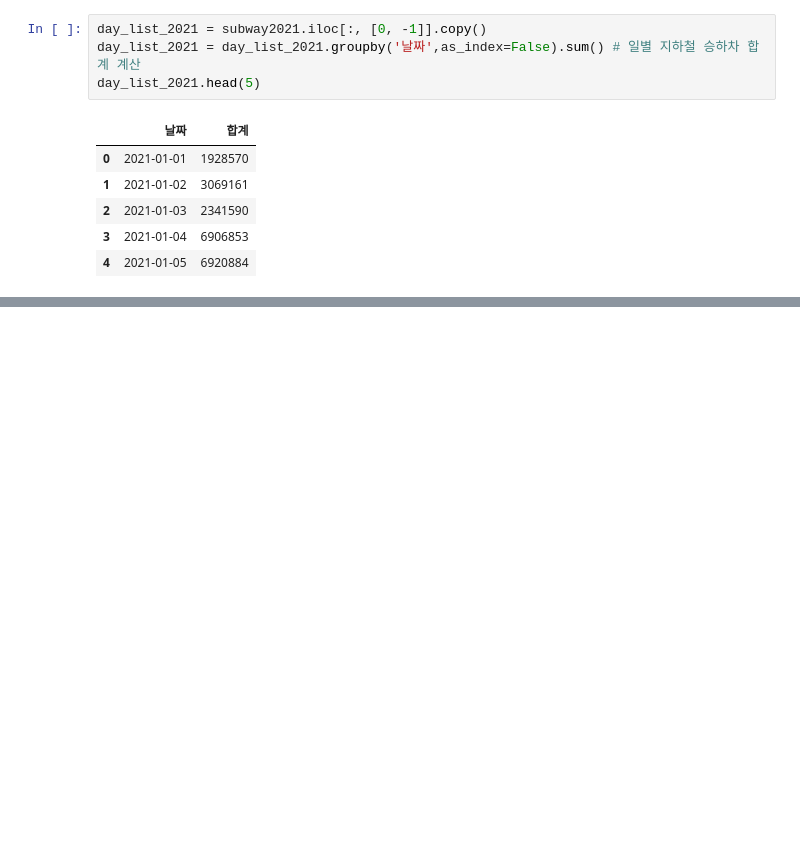
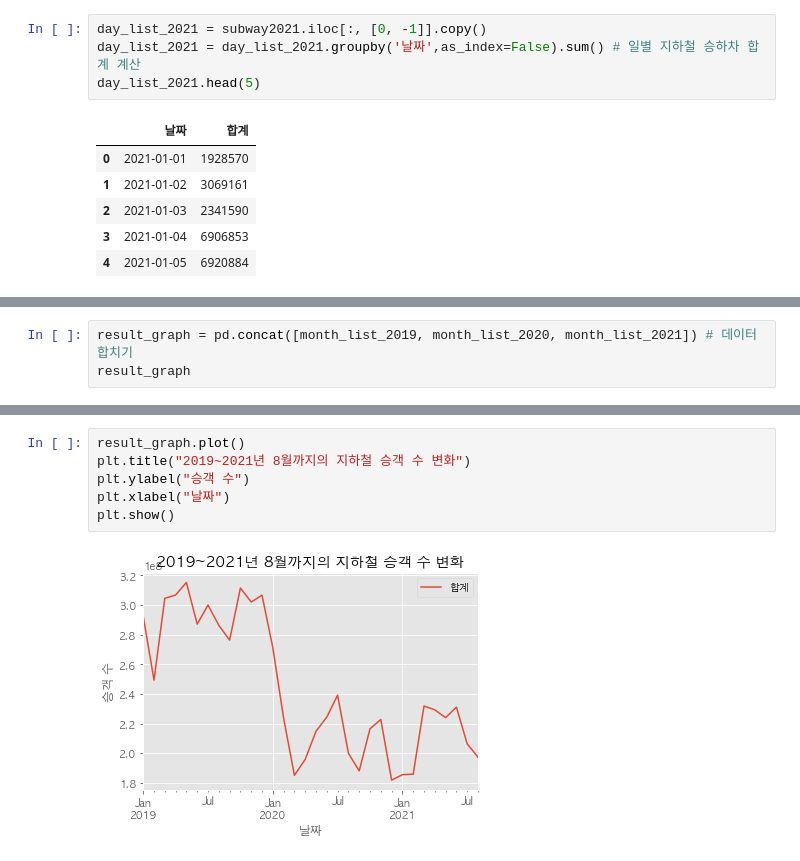
Before and after one commit to SeungyounShin/DGU-DataAnalysis, a Jupyter notebook: hyemin-station.ipynb, the cells around one changed output, grey strips where cells are left out. Drawn from its saved outputs; the diff is of its cells as text; blank space fills up the shorter version.

```diff
--- a/hyemin-station.ipynb
+++ b/hyemin-station.ipynb
@@ -179,0 +197,3 @@ month_list_2021.plot()
+# %%
+result_graph = pd.concat([month_list_2019, month_list_2020, month_list_2021]) # 데이터 합치기
+result_graph
@@ -179,0 +219,8 @@ month_list_2021.plot()
+# %%
+result_graph.plot()
+plt.title("2019~2021년 8월까지의 지하철 승객 수 변화")
+plt.ylabel("승객 수")
+plt.xlabel("날짜")
+plt.show()
+# %% [output]
+[figure, added]
```
Also changed, not shown: parts of 11 cells of this notebook.
